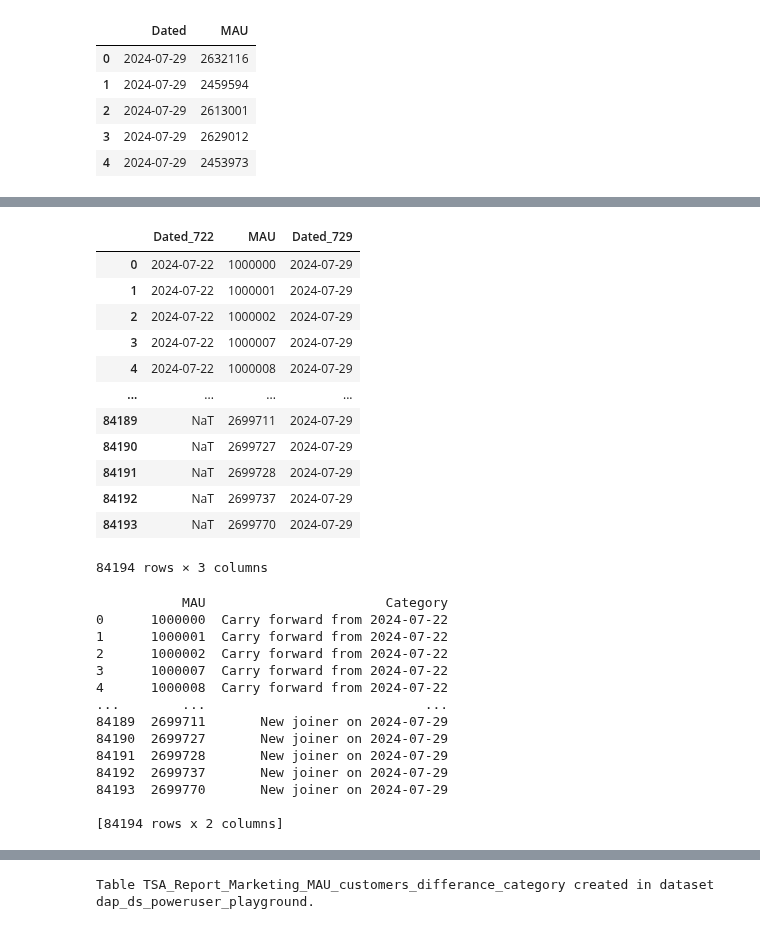
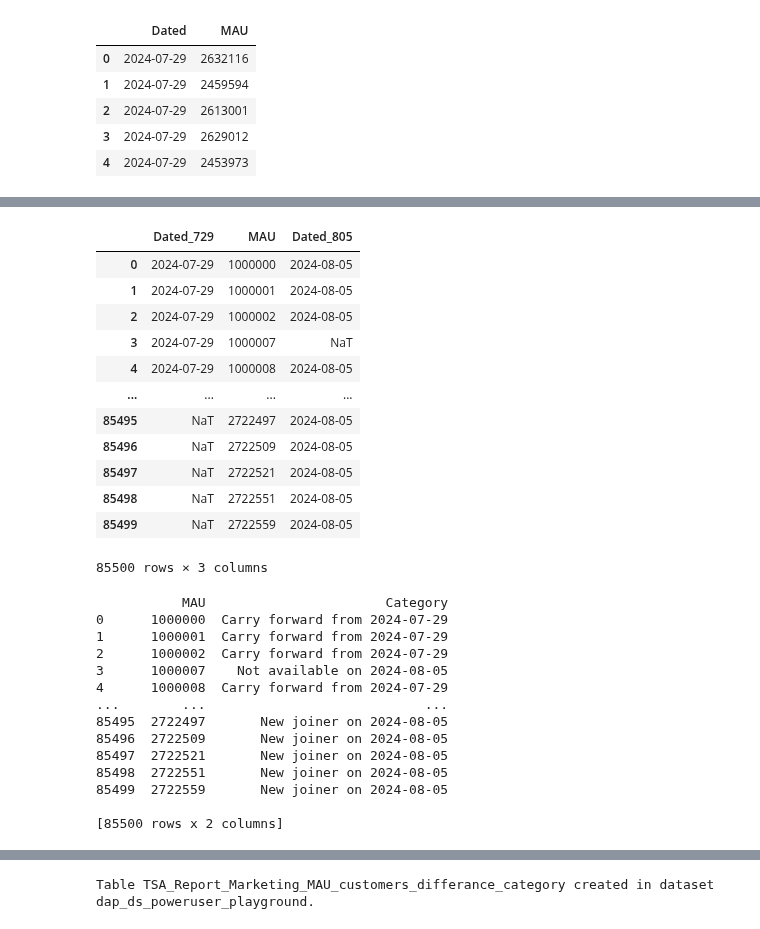
Before and after one commit to dchakroborti-tonik/MAU_MMAU_REPORT, a Jupyter notebook: TSA_REPORT_TEMPLATE_v2.ipynb, the cells around one changed output, grey strips where cells are left out. Saved outputs shown, nothing was run; the diff lists cells and outputs as text; code cells hidden in the pictures.

```diff
--- a/TSA_REPORT_TEMPLATE_v2.ipynb
+++ b/TSA_REPORT_TEMPLATE_v2.ipynb
@@ -35,8 +35,8 @@ def get_week_start_dates(start_date, end_date):
         current_date += relativedelta(weeks=1)
     return week_start_dates
 
-start_date = datetime.date(2024, 7, 29)
-end_date = datetime.date(2024, 8, 4)
+start_date = datetime.date(2024, 8, 5)
+end_date = datetime.date(2024, 8, 11)
 
 week_start_dates = get_week_start_dates(start_date, end_date)
 print(week_start_dates)
@@ -731,4 +731,4 @@ Length: 7, dtype: datetime64[ns]
 # %%
 # Separate data into two dataframes based on date
-df_722 = df[df['Dated'] == '2024-07-22'].reset_index(drop=True)
 df_729 = df[df['Dated'] == '2024-07-29'].reset_index(drop=True)
+df_805 = df[df['Dated'] == '2024-08-05'].reset_index(drop=True)
@@ -753,30 +753,30 @@ df_729.head()
 # %%
 # Merge to find customers present on both dates
-merged = pd.merge(df_722, df_729, on='MAU', suffixes=('_722', '_729'), how='outer')
+merged = pd.merge(df_729, df_805, on='MAU', suffixes=('_729', '_805'), how='outer')
 merged
 # %% [output]
-|  | Dated_722 | MAU | Dated_729 |
-| 0 | 2024-07-22 | 1000000 | 2024-07-29 |
-| 1 | 2024-07-22 | 1000001 | 2024-07-29 |
-| 2 | 2024-07-22 | 1000002 | 2024-07-29 |
-| 3 | 2024-07-22 | 1000007 | 2024-07-29 |
-| 4 | 2024-07-22 | 1000008 | 2024-07-29 |
+|  | Dated_729 | MAU | Dated_805 |
+| 0 | 2024-07-29 | 1000000 | 2024-08-05 |
+| 1 | 2024-07-29 | 1000001 | 2024-08-05 |
+| 2 | 2024-07-29 | 1000002 | 2024-08-05 |
+| 3 | 2024-07-29 | 1000007 | NaT |
+| 4 | 2024-07-29 | 1000008 | 2024-08-05 |
 | ... | ... | ... | ... |
-| 84189 | NaT | 2699711 | 2024-07-29 |
-| 84190 | NaT | 2699727 | 2024-07-29 |
-| 84191 | NaT | 2699728 | 2024-07-29 |
-| 84192 | NaT | 2699737 | 2024-07-29 |
-| 84193 | NaT | 2699770 | 2024-07-29 |
+| 85495 | NaT | 2722497 | 2024-08-05 |
+| 85496 | NaT | 2722509 | 2024-08-05 |
+| 85497 | NaT | 2722521 | 2024-08-05 |
+| 85498 | NaT | 2722551 | 2024-08-05 |
+| 85499 | NaT | 2722559 | 2024-08-05 |
-84194 rows × 3 columns
+85500 rows × 3 columns
 # %%
 # Function to categorize customer presence
 def categorize_presence(row):
-    if pd.isna(row['Dated_729']):
-        return 'Not available on 2024-07-29'
-    elif pd.isna(row['Dated_722']):
-        return 'New joiner on 2024-07-29'
+    if pd.isna(row['Dated_805']):
+        return 'Not available on 2024-08-05'
+    elif pd.isna(row['Dated_729']):
+        return 'New joiner on 2024-08-05'
     else:
-        return 'Carry forward from 2024-07-22'
+        return 'Carry forward from 2024-07-29'
 
 # Apply function to create category column
 merged['Category'] = merged.apply(categorize_presence, axis=1)
@@ -785,17 +785,17 @@ merged['Category'] = merged.apply(categorize_presence, axis=1)
 print(merged[['MAU', 'Category']])
 # %% [output]
            MAU                       Category
-0      1000000  Carry forward from 2024-07-22
-1      1000001  Carry forward from 2024-07-22
-2      1000002  Carry forward from 2024-07-22
-3      1000007  Carry forward from 2024-07-22
-4      1000008  Carry forward from 2024-07-22
+0      1000000  Carry forward from 2024-07-29
+1      1000001  Carry forward from 2024-07-29
+2      1000002  Carry forward from 2024-07-29
+3      1000007    Not available on 2024-08-05
+4      1000008  Carry forward from 2024-07-29
 ...        ...                            ...
-84189  2699711       New joiner on 2024-07-29
-84190  2699727       New joiner on 2024-07-29
-84191  2699728       New joiner on 2024-07-29
-84192  2699737       New joiner on 2024-07-29
-84193  2699770       New joiner on 2024-07-29
+85495  2722497       New joiner on 2024-08-05
+85496  2722509       New joiner on 2024-08-05
+85497  2722521       New joiner on 2024-08-05
+85498  2722551       New joiner on 2024-08-05
+85499  2722559       New joiner on 2024-08-05
 
-[84194 rows x 2 columns]
+[85500 rows x 2 columns]
 # %%
```
Also changed, not shown: parts of 26 cells of this notebook.
